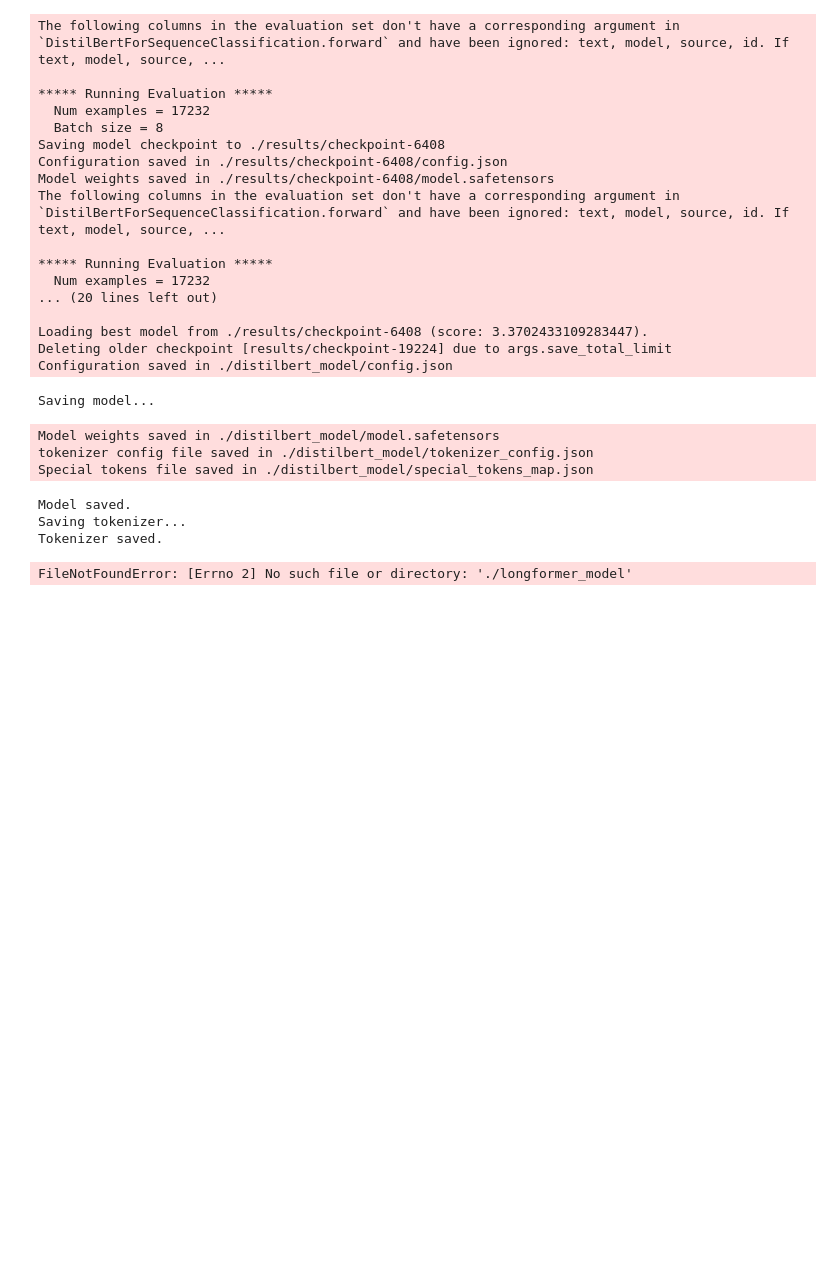
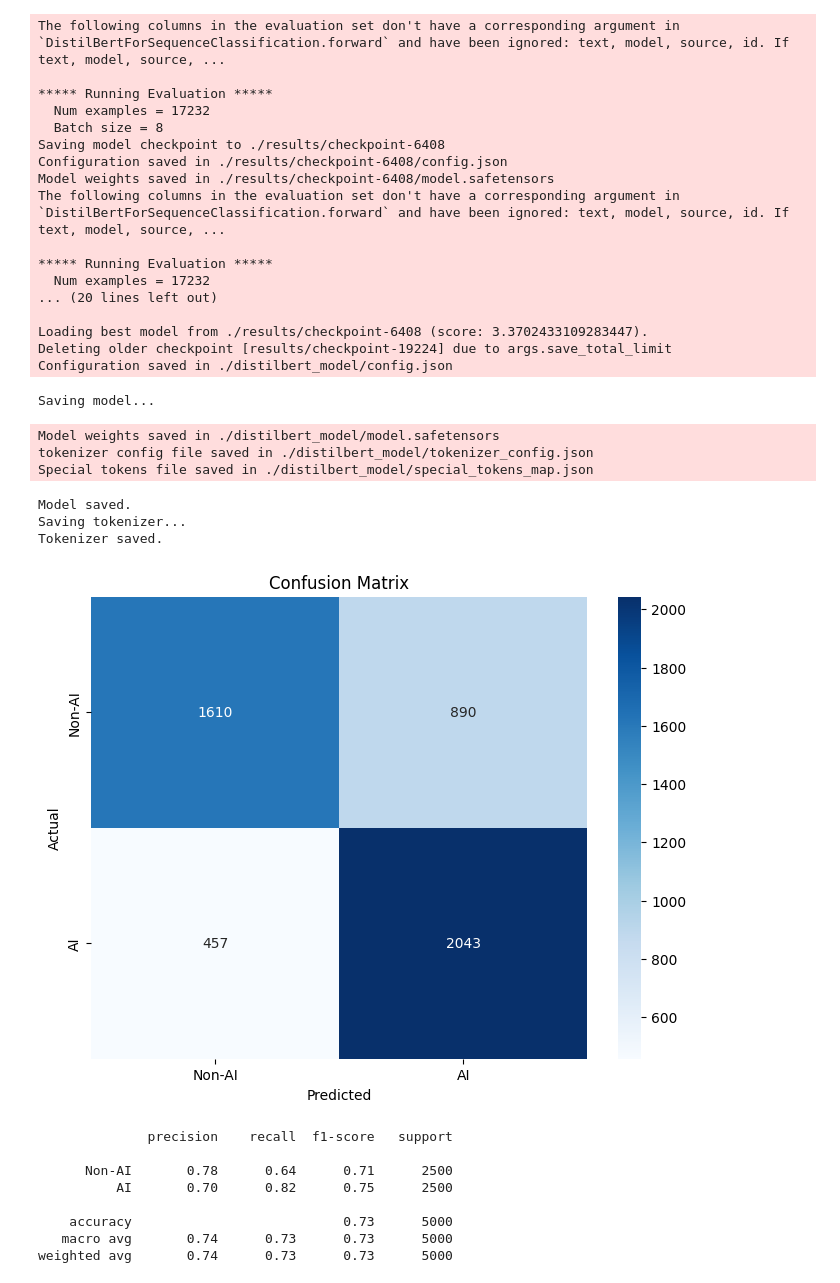
Before and after one commit to ewics-ai-detector/the-ai-detector, a Jupyter notebook: cs4765-project.ipynb, the cells around one changed output. Cells and saved outputs as stored; diff of their text form; code cells hidden in the pictures; blank space fills up the shorter version.

```diff
--- a/cs4765-project.ipynb
+++ b/cs4765-project.ipynb
@@ -275,25 +252,17 @@ Tokenizer saved.
 # %%
 # If we wnat to reuse the model we trained we can use this code now
-# from transformers import AutoTokenizer, AutoModelForSequenceClassification
+# All we need is the zip file and make sure to run the cell above to unzip it
 
-# # Load the saved model and tokenizer
-# model = AutoModelForSequenceClassification.from_pretrained("./longformer_model")
-# tokenizer = AutoTokenizer.from_pretrained("./longformer_model")
-
-# Example
-# text = "Your input text here"
-# inputs = tokenizer(text, return_tensors="pt", truncation=True, padding="max_length", max_length=4096)
-# outputs = model(**inputs)
-# predictions = outputs.logits.argmax(dim=-1)
-# print(f"Prediction: {predictions.item()}")
-
-from transformers import AutoTokenizer, AutoModelForSequenceClassification
+from transformers import Trainer, AutoTokenizer, AutoModelForSequenceClassification
+from sklearn.metrics import confusion_matrix, classification_report
+from datasets import load_dataset
+import matplotlib.pyplot as plt
+import seaborn as sns
 import torch
 
 # Load the saved model and tokenizer
 model = AutoModelForSequenceClassification.from_pretrained("./distilbert_model")
 tokenizer = AutoTokenizer.from_pretrained("./distilbert_model")
-
 
 # Load a test dataset
 raw_test_dataset = load_dataset('json', data_files='/content/drive/MyDrive/CS4765 Datasets/subtaskA_dev_monolingual.jsonl')
@@ -303,9 +272,55 @@ def tokenize_function(examples):
     return tokenizer(examples["text"], padding="max_length", truncation=True)
 
 tokenized_test = raw_test_dataset["train"].map(tokenize_function, batched=True)
-# Evaluate on the test dataset
-results = trainer.evaluate(eval_dataset=tokenized_test)
-print("Evaluation Results:", results)
+
+
+
+# Move model to device (GPU/CPU)
+device = torch.device("cuda" if torch.cuda.is_available() else "cpu")
+model.to(device)
+
+# function to make predictions
+def get_predictions(model, dataset):
+    model.eval()
+    predictions = []
+    true_labels = []
+    with torch.no_grad():
+        for example in dataset:
+            input_ids = torch.tensor([example["input_ids"]]).to(device)
+            attention_mask = torch.tensor([example["attention_mask"]]).to(device)
+            label = example["label"]
+
+            outputs = model(input_ids=input_ids, attention_mask=attention_mask)
+            logits = outputs.logits
+            predicted_label = torch.argmax(logits, dim=1).item()
+
+            predictions.append(predicted_label)
+            true_labels.append(label)
+    return predictions, true_labels
+
+# Get predictions and true labels
+predictions, true_labels = get_predictions(model, tokenized_test)
-# %% [output]
-FileNotFoundError: [Errno 2] No such file or directory: './longformer_model'
+# %%
+# Create the confusion matrix
+cm = confusion_matrix(true_labels, predictions)
+
+# use matplotlib to visualize the confusion matrix
+plt.figure(figsize=(8, 6))
+sns.heatmap(cm, annot=True, fmt="d", cmap="Blues", xticklabels=["Non-AI", "AI"], yticklabels=["Non-AI", "AI"])
+plt.xlabel("Predicted")
+plt.ylabel("Actual")
+plt.title("Confusion Matrix")
+plt.show()
+
+print(classification_report(true_labels, predictions, target_names=["Non-AI", "AI"]))
+# %% [output]
+[figure, added]
+              precision    recall  f1-score   support
+
+      Non-AI       0.78      0.64      0.71      2500
+          AI       0.70      0.82      0.75      2500
+
+    accuracy                           0.73      5000
+   macro avg       0.74      0.73      0.73      5000
+weighted avg       0.74      0.73      0.73      5000
 # %%
```
Also changed, not shown: parts of 10 cells of this notebook.
